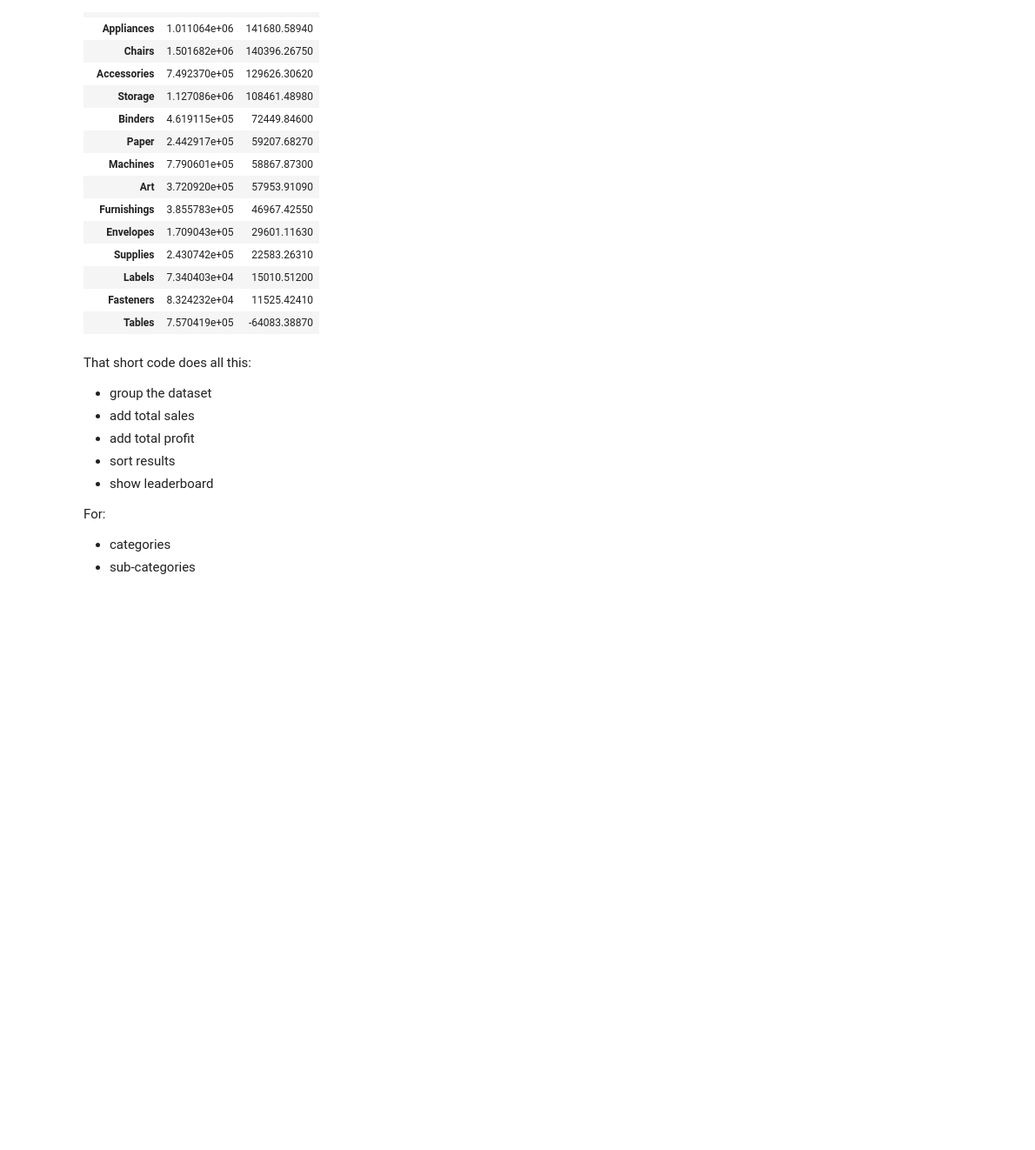
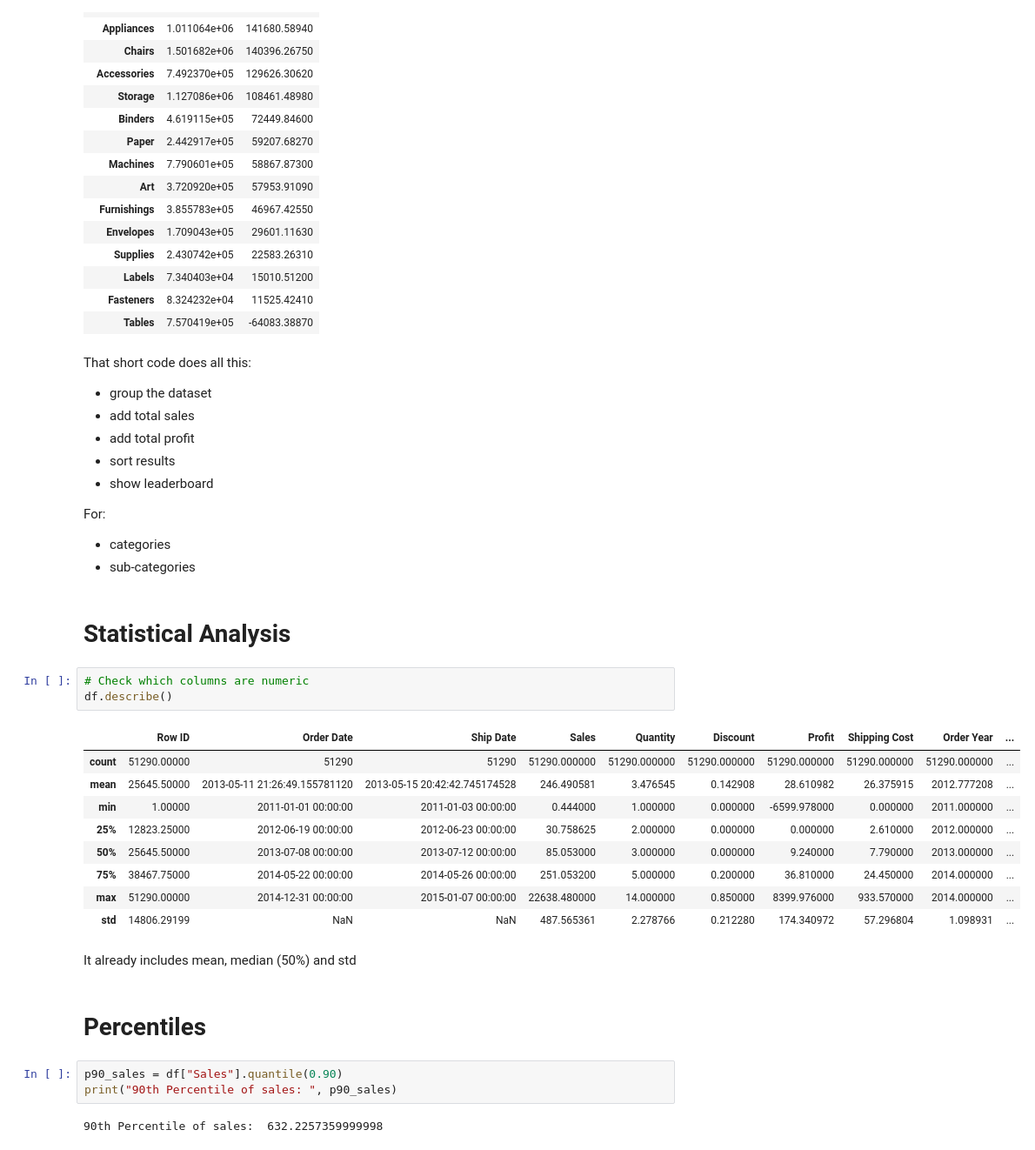
Before and after one commit to EBNyame/Global-Sales-Data-Analysis-using-Pandas-NumPy, a Jupyter notebook: data/sales_analysis.ipynb, the cells around one changed output. Shown at 87% size. Saved outputs shown, nothing was run; the diff lists cells and outputs as text; blank space fills up the shorter version.

```diff
--- a/data/sales_analysis.ipynb
+++ b/data/sales_analysis.ipynb
@@ -405,3 +405,27 @@ That short code does all this:
 For:
 * categories
 * sub-categories
+# %% [markdown]
+# Statistical Analysis
+# %%
+# Check which columns are numeric
+df.describe()
+# %% [output]
+|  | Row ID | Order Date | Ship Date | Sales | Quantity | Discount | Profit | Shipping Cost | Order Year | ... |
+| count | 51290.00000 | 51290 | 51290 | 51290.000000 | 51290.000000 | 51290.000000 | 51290.000000 | 51290.000000 | 51290.000000 | ... |
+| mean | 25645.50000 | 2013-05-11 21:26:49.155781120 | 2013-05-15 20:42:42.745174528 | 246.490581 | 3.476545 | 0.142908 | 28.610982 | 26.375915 | 2012.777208 | ... |
+| min | 1.00000 | 2011-01-01 00:00:00 | 2011-01-03 00:00:00 | 0.444000 | 1.000000 | 0.000000 | -6599.978000 | 0.000000 | 2011.000000 | ... |
+| 25% | 12823.25000 | 2012-06-19 00:00:00 | 2012-06-23 00:00:00 | 30.758625 | 2.000000 | 0.000000 | 0.000000 | 2.610000 | 2012.000000 | ... |
+| 50% | 25645.50000 | 2013-07-08 00:00:00 | 2013-07-12 00:00:00 | 85.053000 | 3.000000 | 0.000000 | 9.240000 | 7.790000 | 2013.000000 | ... |
+| 75% | 38467.75000 | 2014-05-22 00:00:00 | 2014-05-26 00:00:00 | 251.053200 | 5.000000 | 0.200000 | 36.810000 | 24.450000 | 2014.000000 | ... |
+| max | 51290.00000 | 2014-12-31 00:00:00 | 2015-01-07 00:00:00 | 22638.480000 | 14.000000 | 0.850000 | 8399.976000 | 933.570000 | 2014.000000 | ... |
+| std | 14806.29199 | NaN | NaN | 487.565361 | 2.278766 | 0.212280 | 174.340972 | 57.296804 | 1.098931 | ... |
+# %% [markdown]
+It already includes mean, median (50%) and std
+# %% [markdown]
+# Percentiles
+# %%
+p90_sales = df["Sales"].quantile(0.90)
+print("90th Percentile of sales: ", p90_sales)
+# %% [output]
+90th Percentile of sales:  632.2257359999998
```
Also changed, not shown: parts of 18 cells of this notebook.
